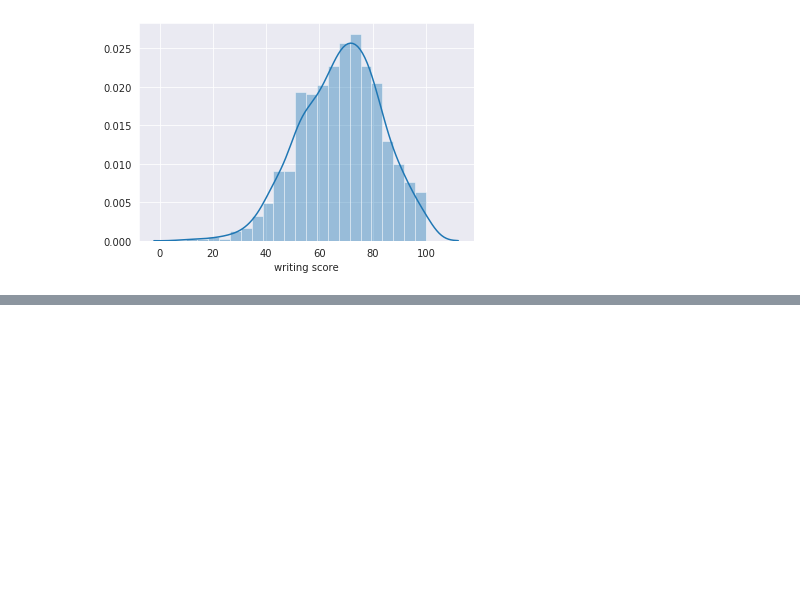
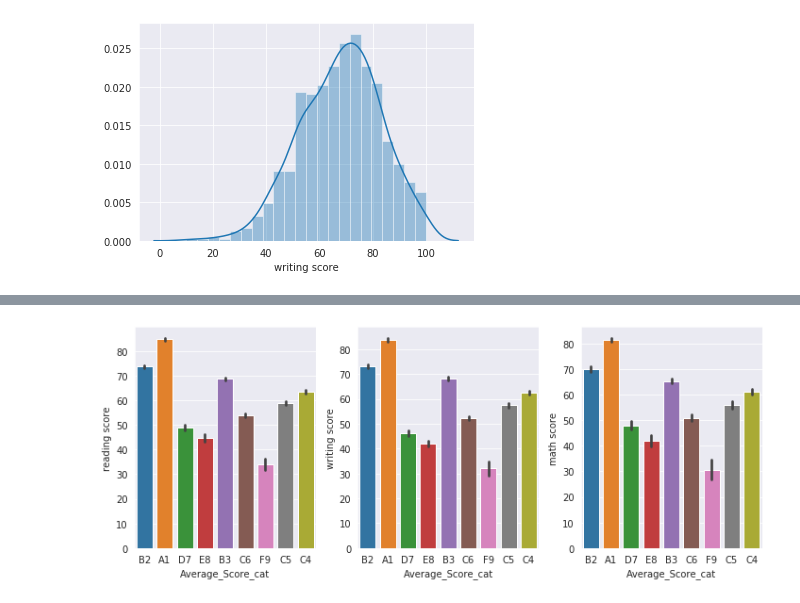
Before and after one commit to Ayanlola2002/DATA-SCIENCE-PROJECTS, a Jupyter notebook: EDA.ipynb, the cells around one changed output, grey strips where cells are left out. Drawn from its saved outputs; the diff is of its cells as text; code cells hidden in the pictures; blank space fills up the shorter version.

```diff
--- a/EDA.ipynb
+++ b/EDA.ipynb
@@ -88,8 +85,11 @@ df['Total_Marks'] = df['math score']+df['reading score']+df['writing score']
 df['Average_Score'] = df['Total_Marks']/3
 # %%
 def score_to_grade(score):
-    breakpoints = [60, 65, 70, 75, 78, 80, 84, 87, 90,75, 101]
-    grades = ['E', 'D', 'D+', 'C-', 'C', 'C+', 'B-', 'B', 'B+', 'A-', 'A']
+    breakpoints = [40,45,50,55,60,65,70,75, 101]
+    grades = ['F9', 'E8', 'D7', 'C6', 'C5', 'C4','B3','B2','A1']
     for breakpoint, grade in zip(breakpoints, grades):
         if score < breakpoint:
             return grade
+# %%
+#New Varriable Averge Category
+df["Average_Score_cat"]=df.apply(lambda x:score_to_grade(x['Average_Score']),axis=1)
@@ -95,0 +115,20 @@ def score_to_grade(score):
+# %%
+#Bar Plots Showing relationship between each varriable and Average_Score_cat
+plt.figure(figsize=(10,4))
+
+plt.subplot(1,3,1)
+sns.barplot(x = "Average_Score_cat", y = 'reading score', data = df)
+
+plt.subplot(1,3,2)
+sns.barplot(x = "Average_Score_cat", y = 'writing score', data = df)
+
+plt.subplot(1,3,3)
+sns.barplot(x = "Average_Score_cat", y = 'math score', data = df)
+
+
+
+
+
+plt.tight_layout()
+# %% [output]
+[figure, added]
```
Also changed, not shown: parts of 8 cells of this notebook.
